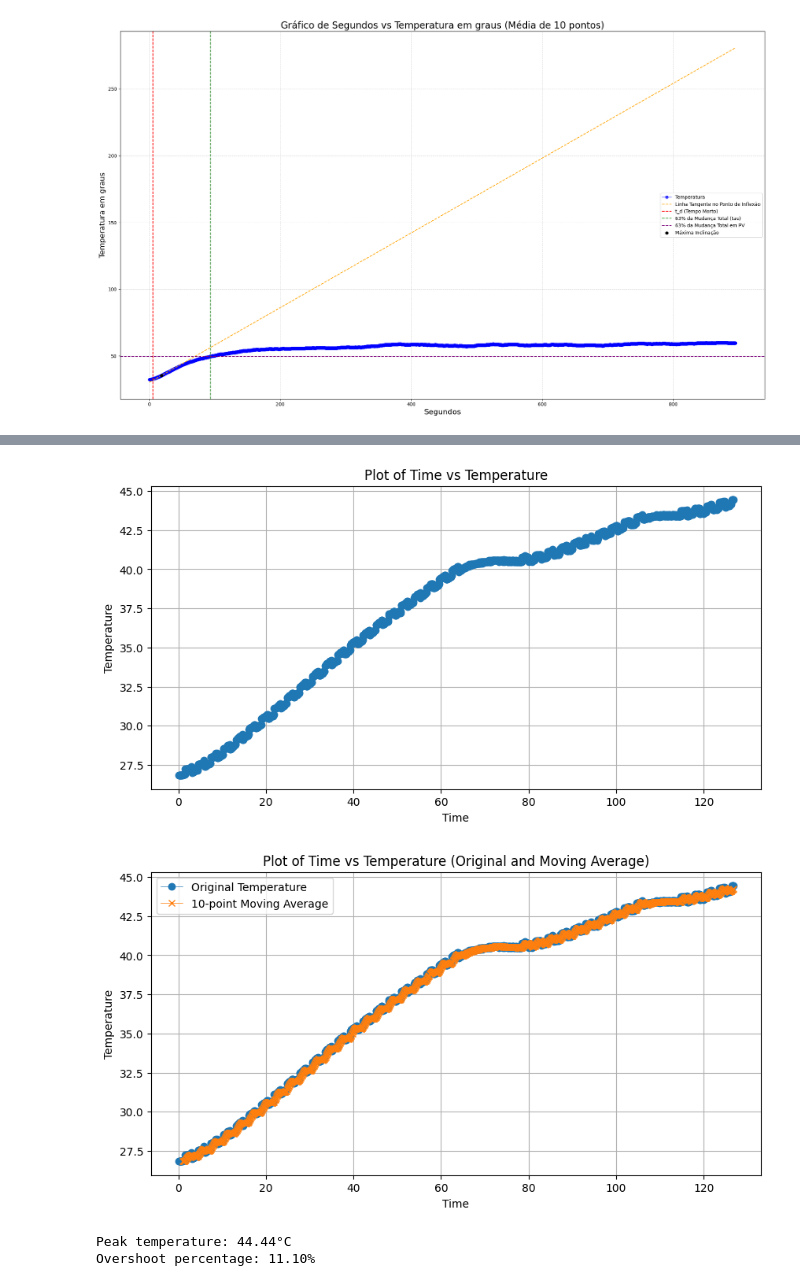
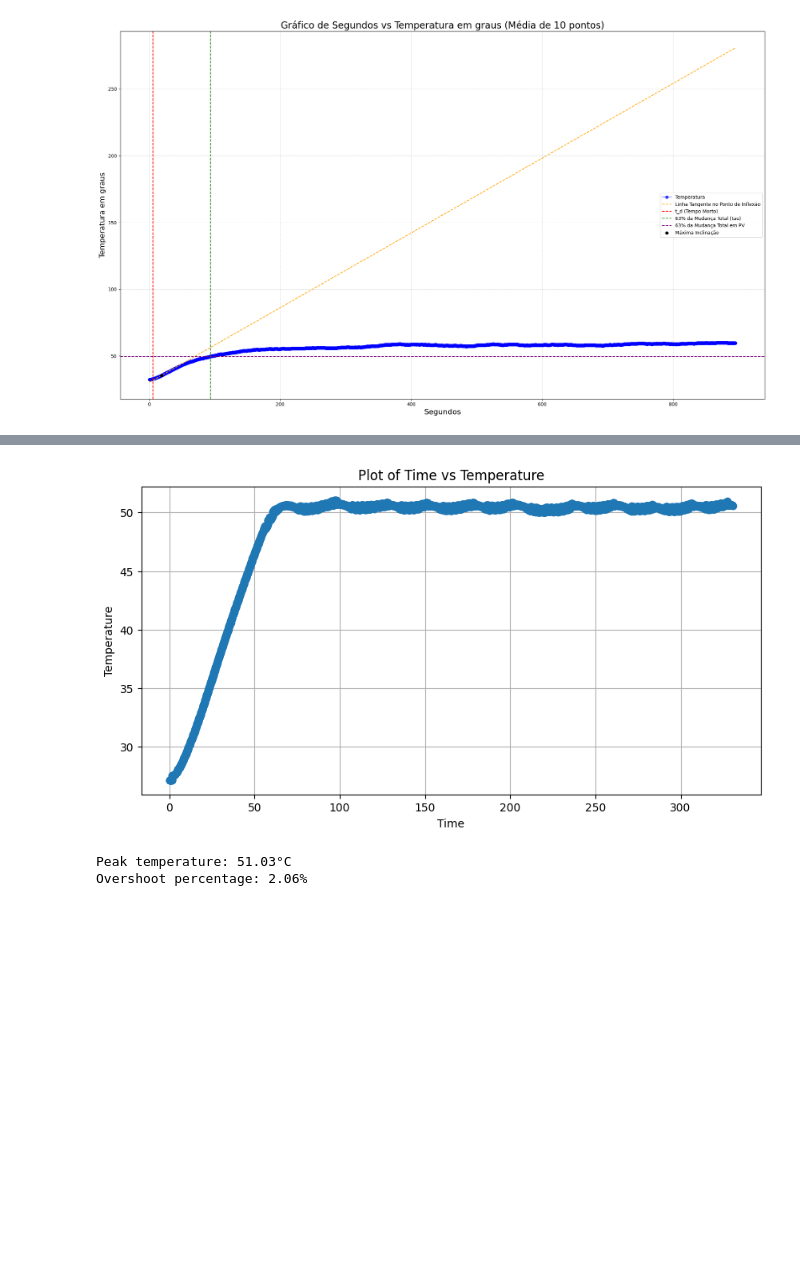
Before and after one commit to eduardobonfim98/ES670-2024-GrupoA2, a Jupyter notebook: jupyterNotebookForPlottingData/plottingData.ipynb, the cells around one changed output, grey strips where cells are left out. Cells and saved outputs as stored; diff of their text form; code cells hidden in the pictures; blank space fills up the shorter version.

```diff
--- a/jupyterNotebookForPlottingData/plottingData.ipynb
+++ b/jupyterNotebookForPlottingData/plottingData.ipynb
@@ -691,6 +580,9 @@ Overshoot percentage: 14.28%
 # %%
+#Aumentando pra 50
+
 # Caminho do arquivo CSV
-file_path = '/Users/eduardosiqueirabonfim/Documents/Unicamp/Embarcados/ES670-2024-GrupoA2/jupyterNotebookForPlottingData/07-06/32-10-130-40.csv'
+file_path = '/Users/eduardosiqueirabonfim/Documents/Unicamp/Embarcados/ES670-2024-GrupoA2/jupyterNotebookForPlottingData/07-06 Data/400-5-98-50.csv'
+
 # Le o arquivo e pula linhas irregulares
 data = []
 with open(file_path, 'r') as file:
@@ -701,59 +593,35 @@ with open(file_path, 'r') as file:
             T_value = float(parts[1].split(':')[1].strip())
             data.append((t_value, T_value))
 
 # Converta a lista de tuplas em um DataFrame
 df = pd.DataFrame(data, columns=['Time', 'Temperature'])
 
 # Plotting Time versus Temperature
 plt.figure(figsize=(10, 5))
 plt.plot(df['Time'], df['Temperature'], marker='o', linestyle='-', linewidth=0.5)
 plt.xlabel('Time')
 plt.ylabel('Temperature')
 plt.title('Plot of Time vs Temperature')
 plt.grid(True)
 plt.show()
-
-
-#Fazendo a media movel
-
-# Calculate the 10-point rolling mean for temperature
-df['Temperature_MA'] = df['Temperature'].rolling(window=10).mean().dropna()
-
-# Plotting Time versus Temperature (original and moving average)
-plt.figure(figsize=(10, 5))
-
-# Plot original temperature data
-plt.plot(df['Time'], df['Temperature'], marker='o', linestyle='-', label='Original Temperature', linewidth=0.5)
-
-# Plot 10-point moving average
-plt.plot(df['Time'], df['Temperature_MA'], marker='x', linestyle='-', label='10-point Moving Average', linewidth=0.5)
-
-plt.xlabel('Time')
-plt.ylabel('Temperature')
-plt.title('Plot of Time vs Temperature (Original and Moving Average)')
-plt.grid(True)
-plt.legend()  # Add legend to distinguish between original and moving average lines
-plt.show()
-
 #Overshoot
 
 # Achar a temperatura maxima
 peak_temperature = df['Temperature'].max()
 
 # Setpoint
-steady_state_temp = 40
+steady_state_temp = 50
 
 # Calculate the overshoot percentage
 if steady_state_temp != 0:  # Avoid division by zero
     overshoot_percentage = ((peak_temperature - steady_state_temp) / steady_state_temp) * 100
 else:
     overshoot_percentage = float('nan')  # Set overshoot to NaN if steady-state is zero
 
 print(f"Peak temperature: {peak_temperature}°C")
 print(f"Overshoot percentage: {overshoot_percentage:.2f}%" if not np.isnan(overshoot_percentage) else "Overshoot calculation not possible (steady-state temperature is zero)")
 # %% [output]
-[figure, old version]
+[figure, new version]
-[figure, removed]
-Peak temperature: 44.44°C
-Overshoot percentage: 11.10%
+Peak temperature: 51.03°C
+Overshoot percentage: 2.06%
 # %%
```
Also changed, not shown: parts of 19 cells of this notebook, 21 other files.
